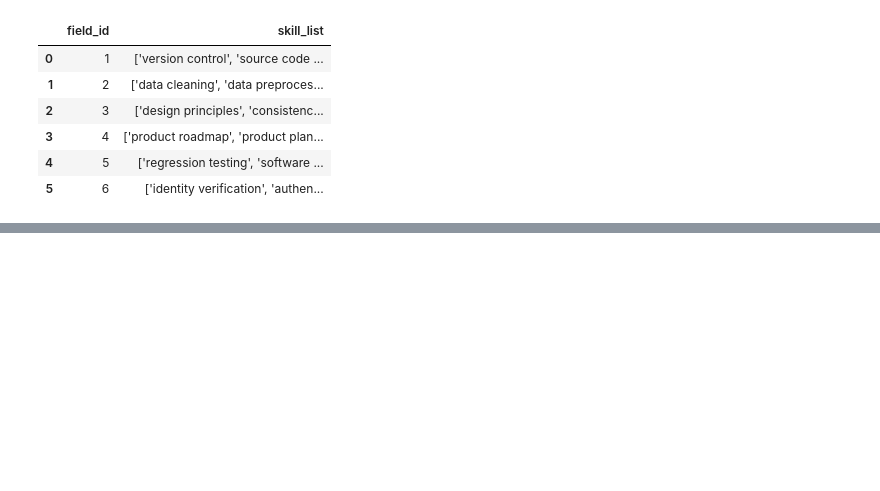
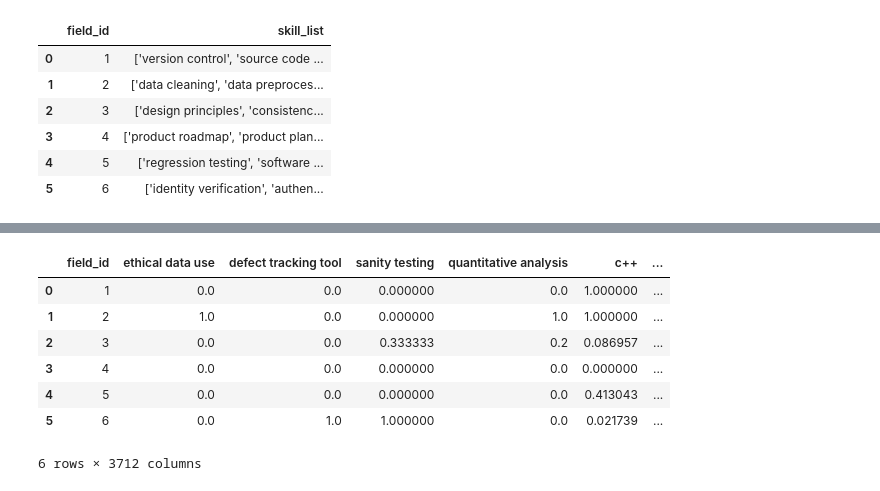
Before and after one commit to ron-ligsay/course-u, a Jupyter notebook: course_u/src/notebooks/field_skills.ipynb, the cells around one changed output, grey strips where cells are left out. Saved outputs shown, nothing was run; the diff lists cells and outputs as text; code cells hidden in the pictures; blank space fills up the shorter version.

```diff
--- a/course_u/src/notebooks/field_skills.ipynb
+++ b/course_u/src/notebooks/field_skills.ipynb
@@ -146,0 +262,18 @@ field_skills_10
+# %%
+from sklearn.preprocessing import MinMaxScaler
+
+# Assuming field_skills_df is your DataFrame and 'field_id' is not to be normalized
+features_to_normalize = [column for column in field_skills_df.columns if column != 'field_id']
+
+scaler = MinMaxScaler()
+field_skills_df[features_to_normalize] = scaler.fit_transform(field_skills_df[features_to_normalize])
+field_skills_df
+# %% [output]
+|  | field_id | ethical data use | defect tracking tool | sanity testing | quantitative analysis | c++ | ... |
+| 0 | 1 | 0.0 | 0.0 | 0.000000 | 0.0 | 1.000000 | ... |
+| 1 | 2 | 1.0 | 0.0 | 0.000000 | 1.0 | 1.000000 | ... |
+| 2 | 3 | 0.0 | 0.0 | 0.333333 | 0.2 | 0.086957 | ... |
+| 3 | 4 | 0.0 | 0.0 | 0.000000 | 0.0 | 0.000000 | ... |
+| 4 | 5 | 0.0 | 0.0 | 0.000000 | 0.0 | 0.413043 | ... |
+| 5 | 6 | 0.0 | 1.0 | 1.000000 | 0.0 | 0.021739 | ... |
+6 rows × 3712 columns
```
Also changed, not shown: parts of 10 cells of this notebook.
